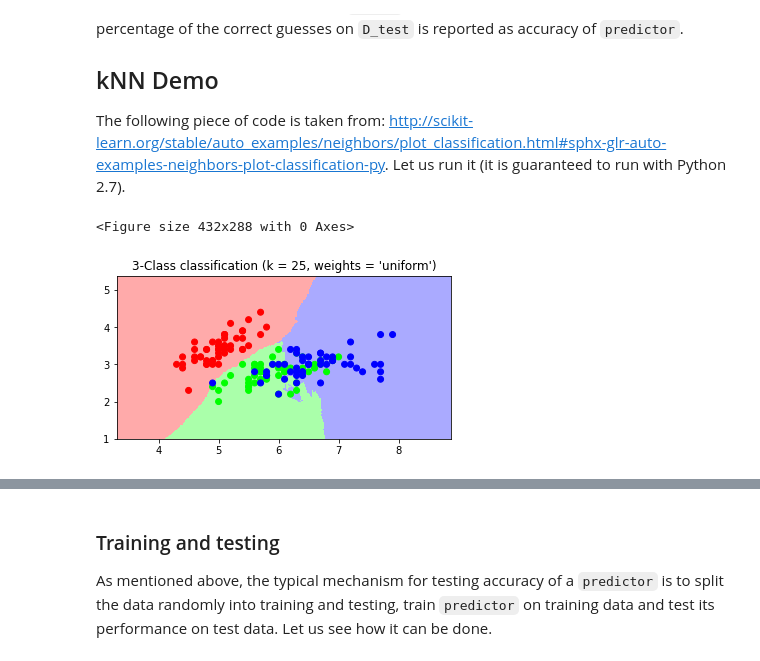
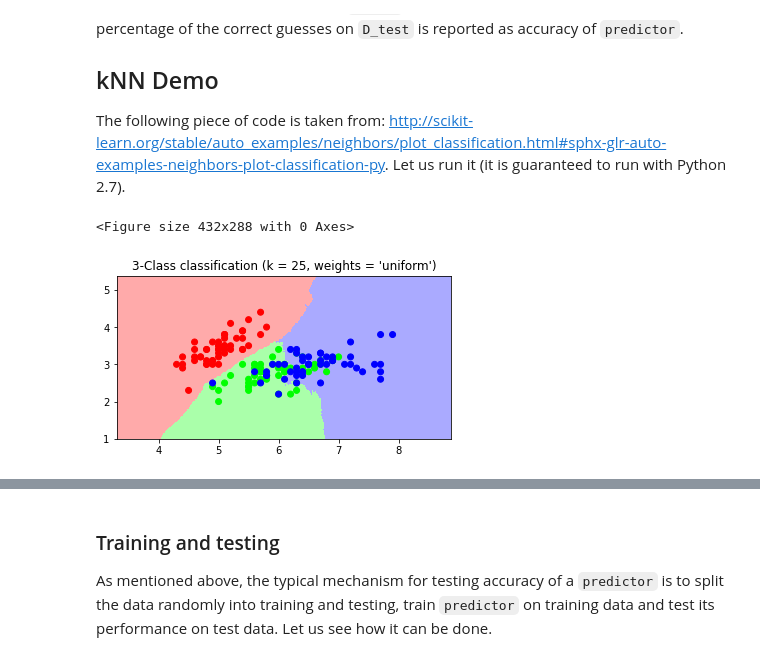
Before and after one commit to gavinkoma/machinelearning, a Jupyter notebook: homework2/CIS5526-kNN-homework.ipynb, the cells around one changed output, grey strips where cells are left out. Saved outputs shown, nothing was run; the diff lists cells and outputs as text; code cells hidden in the pictures.

```diff
--- a/homework2/CIS5526-kNN-homework.ipynb
+++ b/homework2/CIS5526-kNN-homework.ipynb
@@ -65,7 +65,7 @@ kNN is a popular supervised learning algorithm that allows us to create `predict
 The following piece of code is taken from:
 http://scikit-learn.org/stable/auto_examples/neighbors/plot_classification.html#sphx-glr-auto-examples-neighbors-plot-classification-py. Let us run it (it is guaranteed to run with Python 2.7).
 # %%
-k = 25   # how many nearest neighbors are consulted
+k = 25 # how many nearest neighbors are consulted
 
 X = iris.data[:, [0,1]]  # we only take the first two features. We could
 y = iris.target
@@ -74,35 +74,35 @@ h = .02  # step size in the mesh
 
 # Create color maps
 cmap_light = ListedColormap(['#FFAAAA', '#AAFFAA', '#AAAAFF'])
 cmap_bold = ListedColormap(['#FF0000', '#00FF00', '#0000FF'])
 
 # we create an instance of Neighbours Classifier and fit the data.
-clf = neighbors.KNeighborsClassifier(k, weights='uniform')
+clf = neighbors.KNeighborsClassifier(k, weights='distance')
 clf.fit(X, y)
 
 # Plot the decision boundary. For that, we will assign a color to each
 # point in the mesh [x_min, x_max]x[y_min, y_max].
 x_min, x_max = X[:, 0].min() - 1, X[:, 0].max() + 1
 y_min, y_max = X[:, 1].min() - 1, X[:, 1].max() + 1
 xx, yy = np.meshgrid(np.arange(x_min, x_max, h),
                      np.arange(y_min, y_max, h))
 Z = clf.predict(np.c_[xx.ravel(), yy.ravel()])
 
 # Put the result into a color plot
 Z = Z.reshape(xx.shape)
 plt.figure()
 plt.figure(figsize=(6,3))   # this makes both axis equal
 plt.pcolormesh(xx, yy, Z, cmap=cmap_light)
 
 # Plot also the training points
 plt.scatter(X[:, 0], X[:, 1], c=y, cmap=cmap_bold)
 plt.xlim(xx.min(), xx.max())
 plt.ylim(yy.min(), yy.max())
 plt.title("3-Class classification (k = %i, weights = '%s')" % (k, 'uniform'))
 plt.show()
 # %% [output]
 <Figure size 432x288 with 0 Axes>
-[figure, old version]
+[figure, new version]
 # %% [markdown]
 The resulting figure shows the predictions of kNN when $k=1$. If `x_new` is in the blue region, the prediction will be the blue class. From this picture, we can observe a small blue blobs inside the predominantly gray area. This is because the nearest neighbor in this area is the blue example.
 
```
Also changed, not shown: parts of 19 cells of this notebook.
